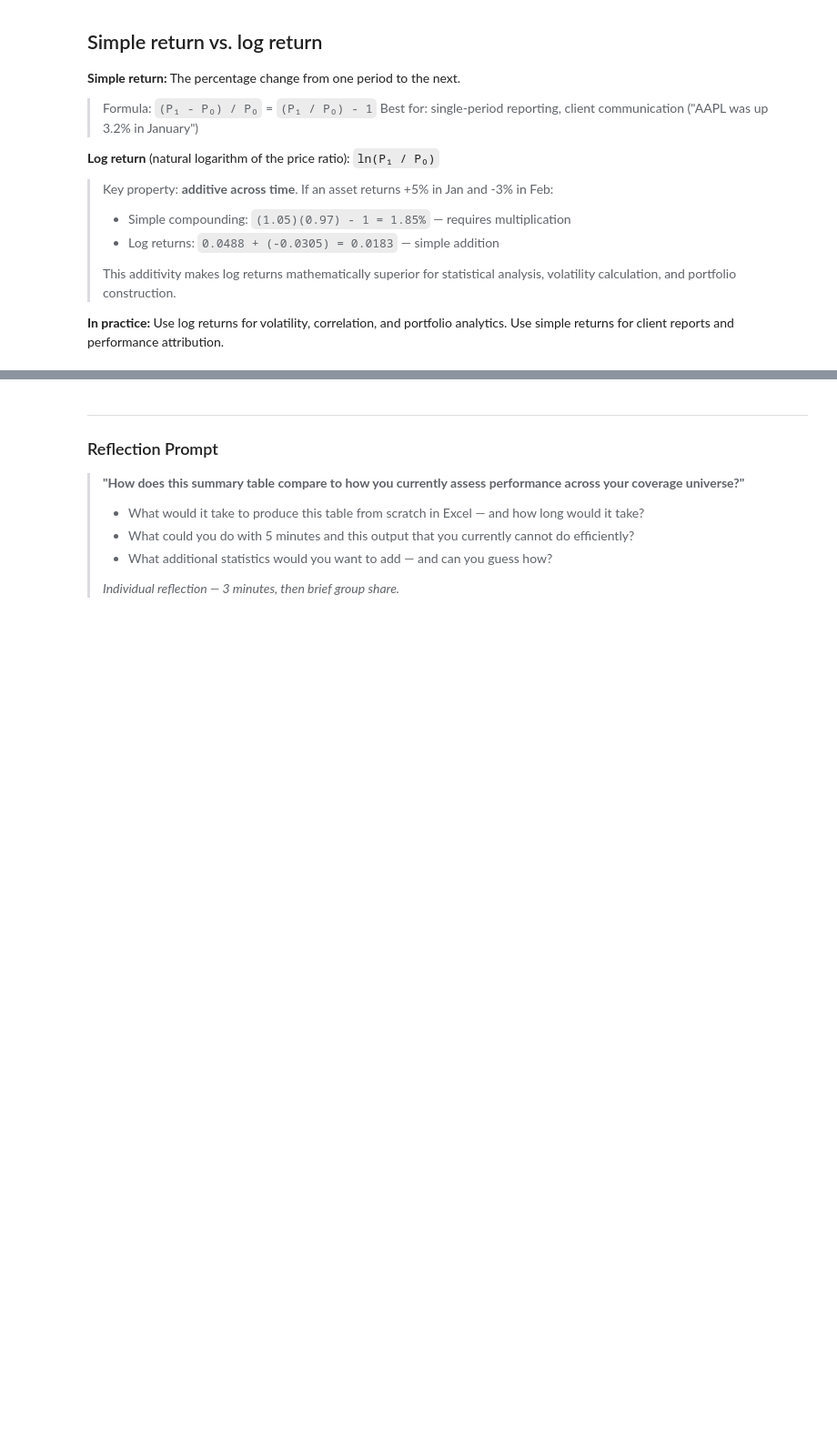
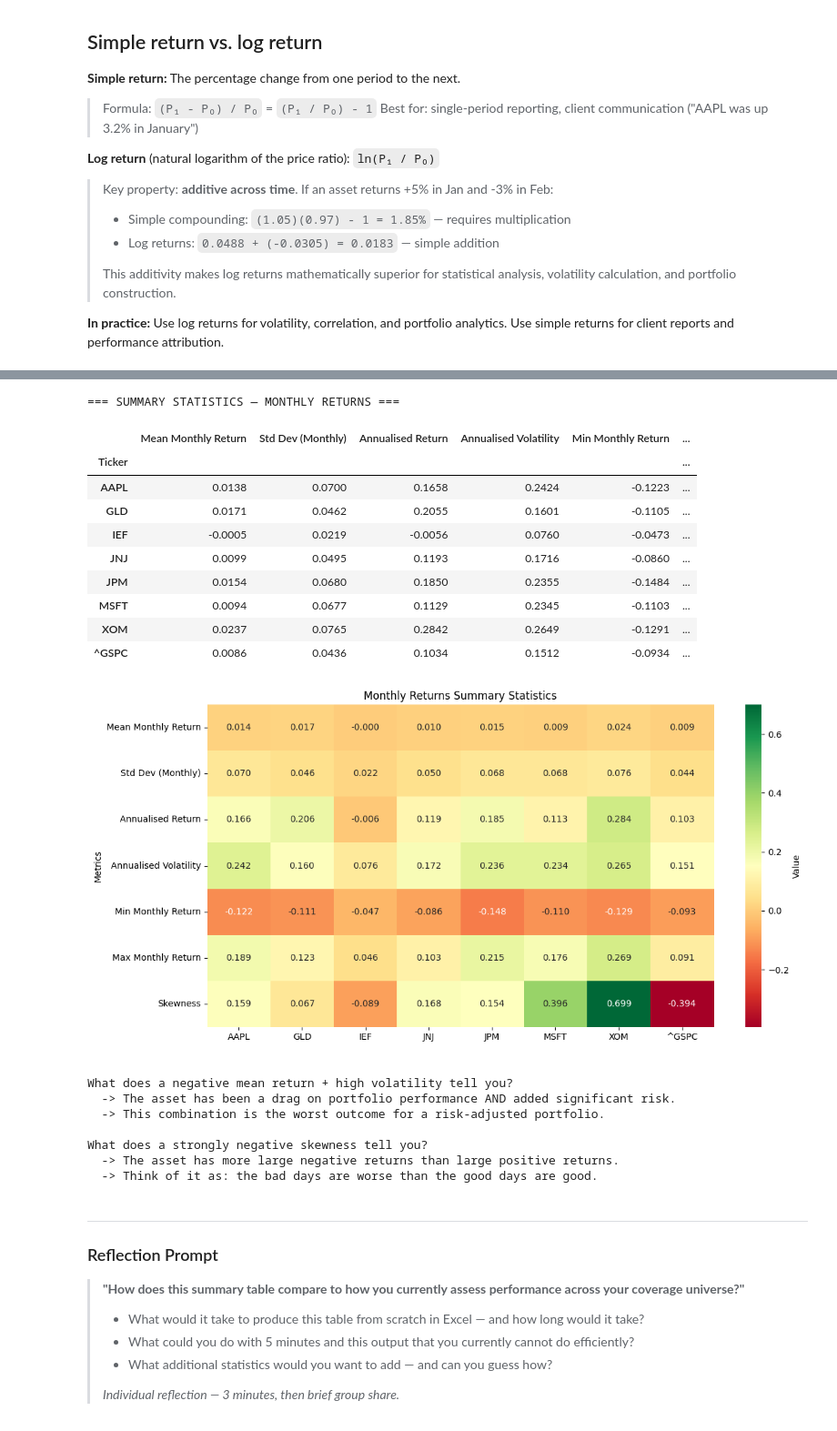
Before and after one commit to kostis-christodoulou/SAB_Invest, a Jupyter notebook: session01_02_wrangling_financial_time_series.ipynb, the cells around one changed output, grey strips where cells are left out. Shown at 91% size. Saved outputs shown, nothing was run; the diff lists cells and outputs as text; code cells hidden in the pictures; blank space fills up the shorter version.

```diff
--- a/session01_02_wrangling_financial_time_series.ipynb
+++ b/session01_02_wrangling_financial_time_series.ipynb
@@ -94,10 +96,10 @@ GIS_TICKERS = [
     'IEF',    # Fixed income — iShares 7-10 Year Treasury Bond ETF
 ]
 
-# Set the 3-year download window
+# Set the 5-year download window
 end_date   = date.today()
 start_date = date(
-    end_date.year - 3,
+    end_date.year - 5,
     end_date.month,
     end_date.day,
 )
@@ -598,10 +671,8 @@ comparison = pd.DataFrame({
     'AAPL Log Return'   : returns_log['AAPL'].head(),
 })
 
-display(
-    comparison
-    .style.format('{:.4f}')   # show 4 decimal places to highlight small differences
-)
+
+pd.options.display.float_format = '{:.4f}'.format; print(comparison.head())
 
 print()
 print('Note: for small returns (< 5%) simple and log returns are nearly identical.')
@@ -757,49 +867,72 @@ print('            Does the ranking match your intuition?')
 # We use MONTHLY returns because monthly removes some daily noise
 # and is the standard frequency for investment performance reporting.
 #
 # Skewness measures the asymmetry of the return distribution:
 #   Skewness = 0: symmetric (like a normal distribution)
 #   Negative skew: more extreme negative returns than positive — 'fat left tail'
 #   Positive skew: more extreme positive returns than negative — 'fat right tail'
 # For equity investments, negative skew means larger drawdowns than rallies.
 
 summary_stats = pd.DataFrame({
     'Mean Monthly Return'   : returns_simple.mean(),              # average monthly return
     'Std Dev (Monthly)'     : returns_simple.std(),               # monthly volatility
     'Annualised Return'     : returns_simple.mean() * 12,         # scale mean to annual (x12)
     'Annualised Volatility' : returns_simple.std() * np.sqrt(12), # annualise std dev (x sqrt(12))
     'Min Monthly Return'    : returns_simple.min(),               # worst single month
     'Max Monthly Return'    : returns_simple.max(),               # best single month
     'Skewness'              : returns_simple.skew(),              # asymmetry of the distribution
 })
 
+
+import seaborn as sns
+import matplotlib.pyplot as plt
+
 print('=== SUMMARY STATISTICS — MONTHLY RETURNS ===')
-display(
-    summary_stats
-    .style
-    .format({
-        'Mean Monthly Return'   : '{:.2%}',   # display as percentage
-        'Std Dev (Monthly)'     : '{:.2%}',
-        'Annualised Return'     : '{:.2%}',
-        'Annualised Volatility' : '{:.2%}',
-        'Min Monthly Return'    : '{:.2%}',
-        'Max Monthly Return'    : '{:.2%}',
-        'Skewness'              : '{:.2f}',   # display as a plain number
-    })
-    .background_gradient(
-        subset=['Annualised Return'],   # colour-code only the annualised return column
-        cmap='RdYlGn',                 # red = low, yellow = medium, green = high
-    )
+display(summary_stats)  # Inspect structure first
+
+plt.figure(figsize=(12, 6))
+sns.heatmap(
+    summary_stats.T,
+    annot=True,
+    fmt='.3f',  # Safer numeric fmt; multiply by 100 if needed
+    cmap='RdYlGn',
+    square=False,
+    cbar_kws={'label': 'Value'}
 )
+plt.title('Monthly Returns Summary Statistics')
+plt.ylabel('Metrics')
+plt.xlabel(' ')
+plt.tight_layout()
+plt.show()
 
 print()
 print('What does a negative mean return + high volatility tell you?')
 print('  -> The asset has been a drag on portfolio performance AND added significant risk.')
 print('  -> This combination is the worst outcome for a risk-adjusted portfolio.')
 print()
 print('What does a strongly negative skewness tell you?')
 print('  -> The asset has more large negative returns than large positive returns.')
 print('  -> Think of it as: the bad days are worse than the good days are good.')
+# %% [output]
+=== SUMMARY STATISTICS — MONTHLY RETURNS ===
+|  | Mean Monthly Return | Std Dev (Monthly) | Annualised Return | Annualised Volatility | Min Monthly Return | ... |
+| Ticker |  |  |  |  |  | ... |
+| AAPL | 0.0138 | 0.0700 | 0.1658 | 0.2424 | -0.1223 | ... |
+| GLD | 0.0171 | 0.0462 | 0.2055 | 0.1601 | -0.1105 | ... |
+| IEF | -0.0005 | 0.0219 | -0.0056 | 0.0760 | -0.0473 | ... |
+| JNJ | 0.0099 | 0.0495 | 0.1193 | 0.1716 | -0.0860 | ... |
+| JPM | 0.0154 | 0.0680 | 0.1850 | 0.2355 | -0.1484 | ... |
+| MSFT | 0.0094 | 0.0677 | 0.1129 | 0.2345 | -0.1103 | ... |
+| XOM | 0.0237 | 0.0765 | 0.2842 | 0.2649 | -0.1291 | ... |
+| ^GSPC | 0.0086 | 0.0436 | 0.1034 | 0.1512 | -0.0934 | ... |
+[figure, added]
+What does a negative mean return + high volatility tell you?
+  -> The asset has been a drag on portfolio performance AND added significant risk.
+  -> This combination is the worst outcome for a risk-adjusted portfolio.
+
+What does a strongly negative skewness tell you?
+  -> The asset has more large negative returns than large positive returns.
+  -> Think of it as: the bad days are worse than the good days are good.
 # %% [markdown]
 ---
 
```
Also changed, not shown: parts of 15 cells of this notebook, 8 other files.
